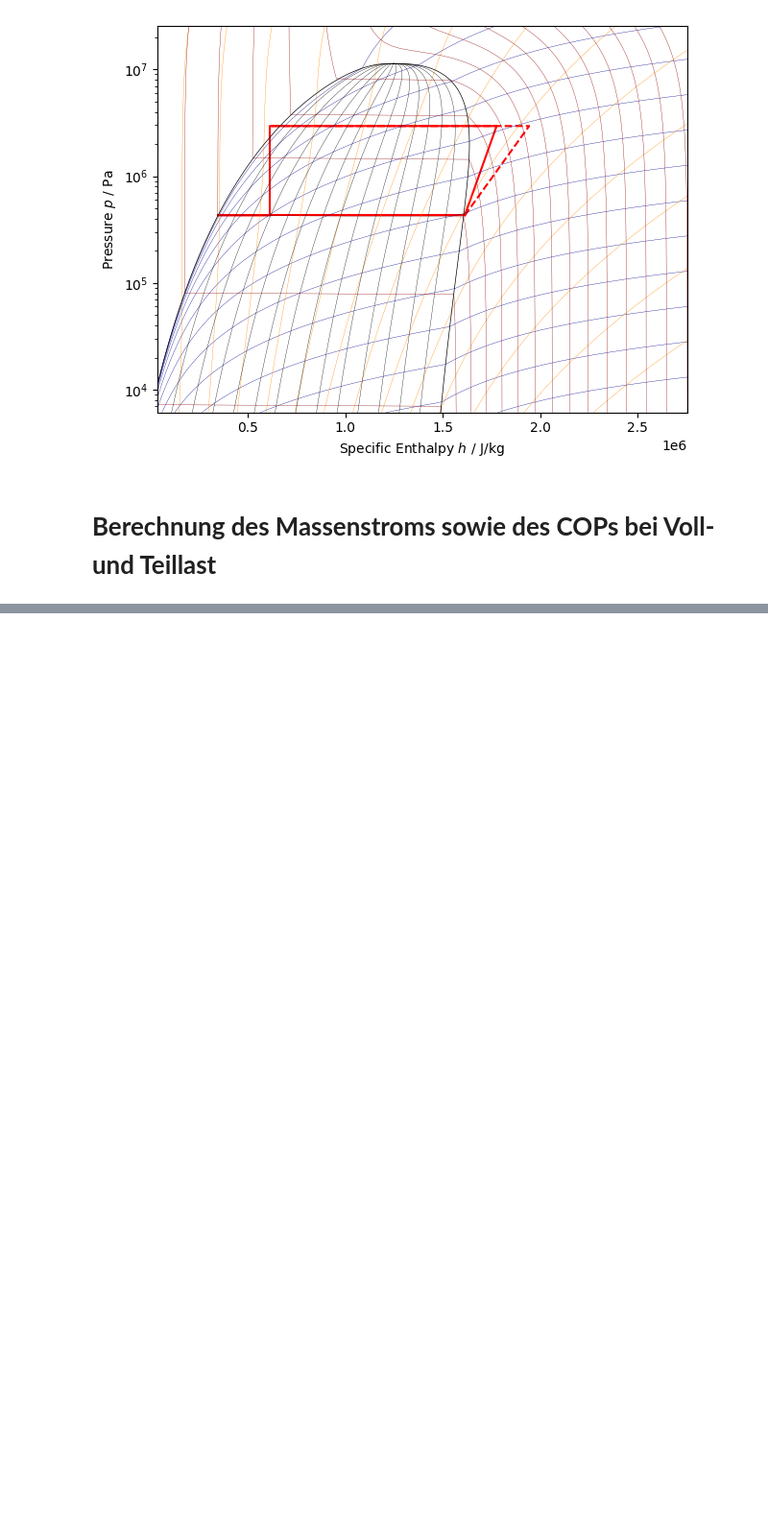
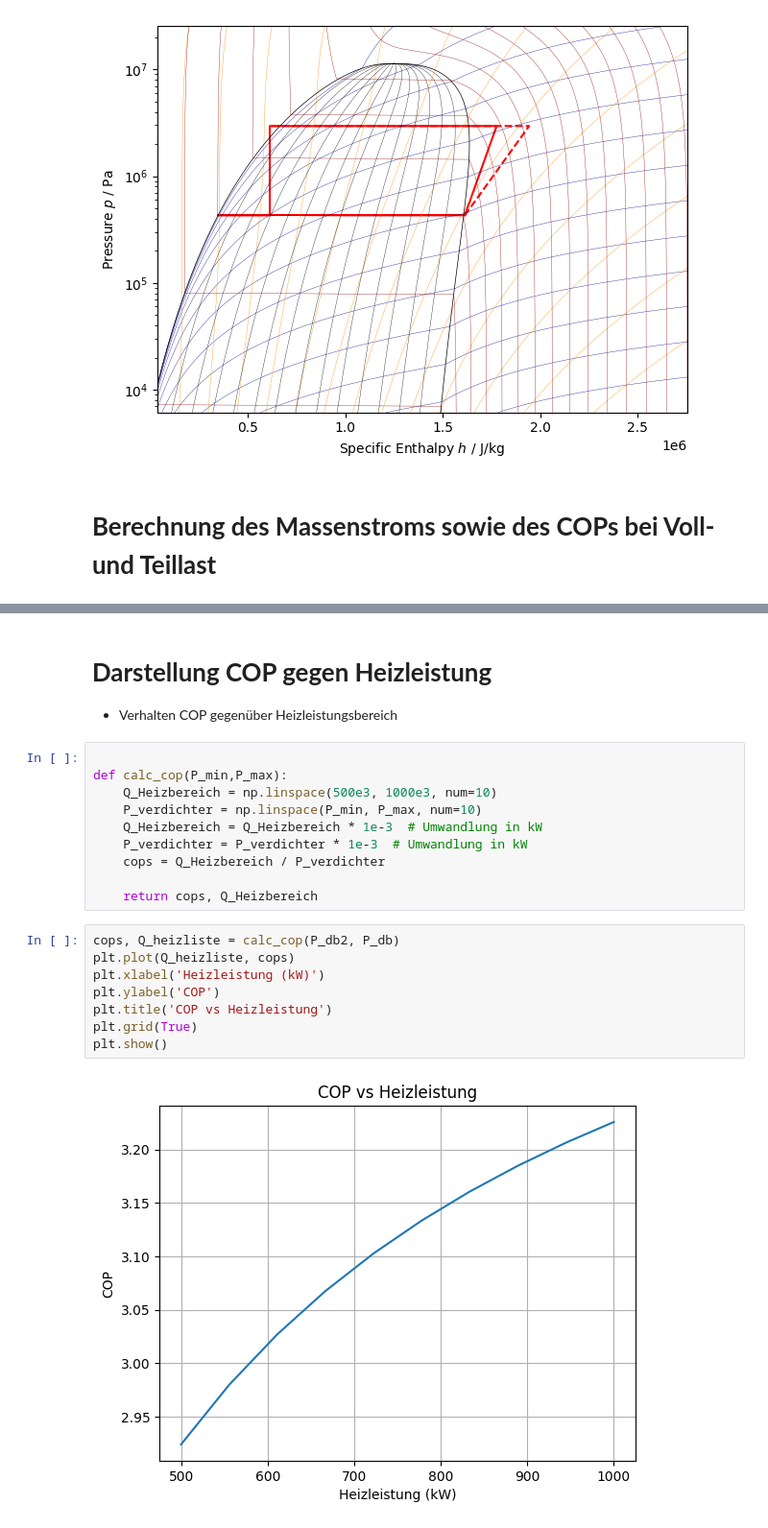
Before and after one commit to Zeusdragon/WP_Beleg, a Jupyter notebook: Beleg.ipynb, the cells around one changed output, grey strips where cells are left out. Shown at 96% size. Drawn from its saved outputs; the diff is of its cells as text; blank space fills up the shorter version.

Commit message:
Plot COP over Heizleistung

```diff
--- a/Beleg.ipynb
+++ b/Beleg.ipynb
@@ -154,3 +160,26 @@ Verdichterleistung isentrop: 283.61 kW
 COP isentrop: 3.84
 COP: 3.23
 COP_teil: 2.92
+# %% [markdown]
+# **Darstellung COP gegen Heizleistung**
+- Verhalten COP gegenüber Heizleistungsbereich
+# %%
+
+def calc_cop(P_min,P_max):
+    Q_Heizbereich = np.linspace(500e3, 1000e3, num=10)
+    P_verdichter = np.linspace(P_min, P_max, num=10)
+    Q_Heizbereich = Q_Heizbereich * 1e-3  # Umwandlung in kW
+    P_verdichter = P_verdichter * 1e-3  # Umwandlung in kW
+    cops = Q_Heizbereich / P_verdichter
+
+    return cops, Q_Heizbereich
+# %%
+cops, Q_heizliste = calc_cop(P_db2, P_db)
+plt.plot(Q_heizliste, cops)
+plt.xlabel('Heizleistung (kW)')
+plt.ylabel('COP')
+plt.title('COP vs Heizleistung')
+plt.grid(True)
+plt.show()
+# %% [output]
+[figure, added]
```
Also changed, not shown: parts of 6 cells of this notebook.
